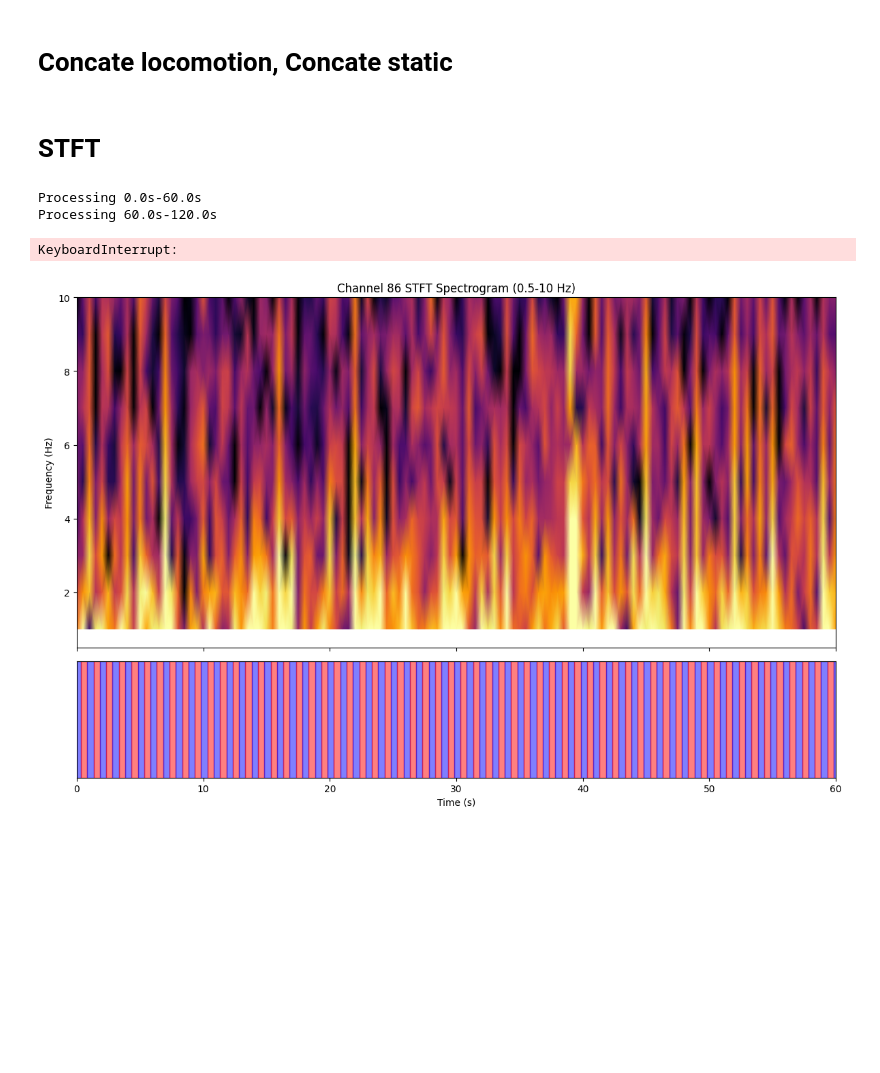
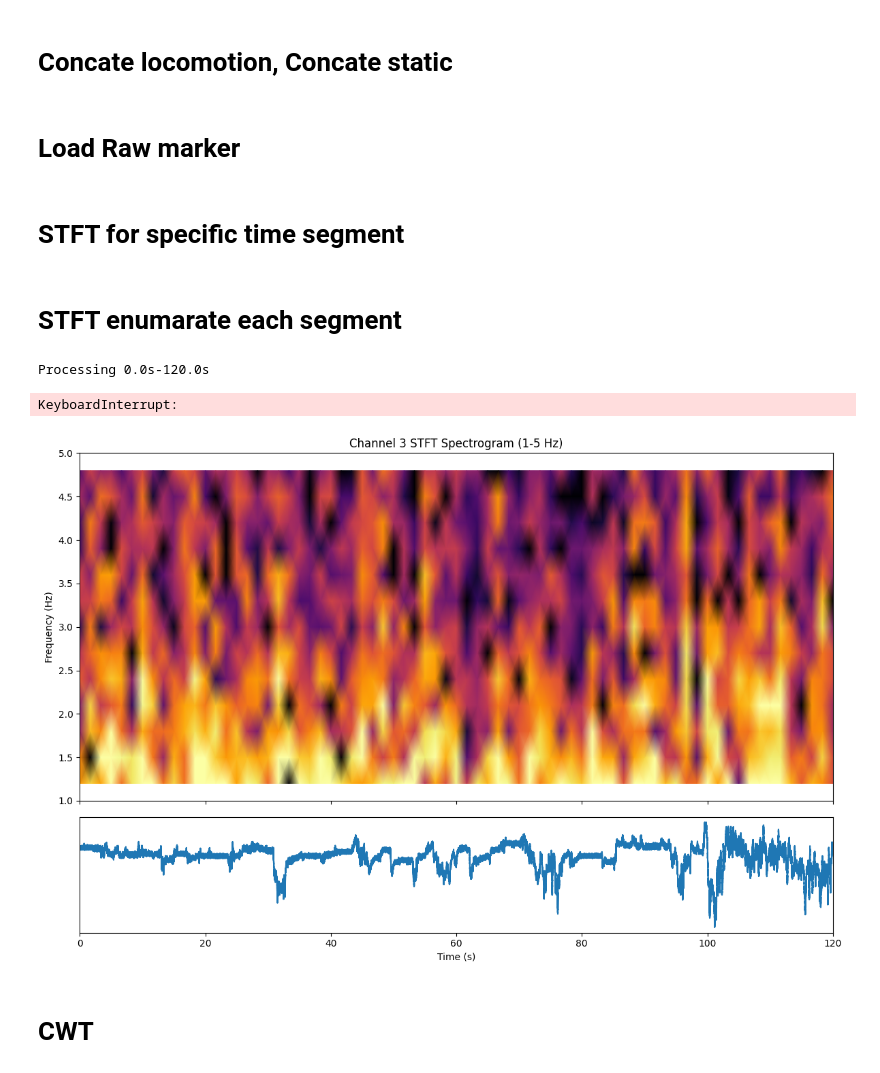
Before and after one commit to logic-uni/ET_data_analysis, a Jupyter notebook: Oscillation/LFP_FFT_NP2.ipynb, the cells around one changed output. Saved outputs shown, nothing was run; the diff lists cells and outputs as text; code cells hidden in the pictures; blank space fills up the shorter version.

```diff
--- a/Oscillation/LFP_FFT_NP2.ipynb
+++ b/Oscillation/LFP_FFT_NP2.ipynb
@@ -97,2 +127,10 @@ plt.show()
 # %% [markdown]
 # Concate locomotion, Concate static
+# %% [markdown]
+# Load Raw marker
+# %%
+path = f'/data1/zhangyuhao/xinchao_data/NP2/{mice}/Marker/'
+raw_marker = np.load(path + 'motion_marker.npy')
+raw_marker = raw_marker[0]
+# %% [markdown]
+# STFT for specific time segment
@@ -99,21 +193,22 @@ plt.show()
 # %% [markdown]
-# STFT
+# STFT enumarate each segment
 # %%
 #参数设置
-trunc_time = 60 # 60s
-fs = 30000  # 采样率
-nperseg = 30000  # 2秒窗口  ‌窗口长度
-noverlap = 15000  # 50%重叠  相邻窗口之间的重叠样本数
-freq_low = 0.5  # 低频截止频率
-freq_high = 10  # 高频截止频率
-main_path = '/home/zhangyuhao/Desktop/Result/ET/LFP_STFT/'
+trunc_time = 120 # unit s
+fs = 30000  # ephys采样率
+marker_fs = 10593.2 # marker采样率
+nperseg = 100000  # 2秒窗口  ‌窗口长度
+noverlap = 50000  # 50%重叠  相邻窗口之间的重叠样本数
+freq_low = 1  # 低频截止频率
+freq_high = 5  # 高频截止频率
+main_path = f'/home/zhangyuhao/Desktop/Result/ET/LFP_STFT/{mice}/'
 
 # Main Program
-trunc_points = trunc_time * fs  # 60s is 1800000 sample points
+trunc_points = trunc_time * fs
 intervals = traces.shape[1] - traces.shape[1] % trunc_points
 for start in range(0, intervals, trunc_points):
     end = start + trunc_points
-    traces_trunc = traces[:, start:end] # 60s is 1800000 sample points
+    traces_trunc = traces[:, start:end]
     start_time = start / fs
     end_time = end / fs
     print(f"Processing {start_time}s-{end_time}s")
@@ -124,58 +219,48 @@ for start in range(0, intervals, trunc_points):
     for channel in range(n_channels):
         signal = traces_trunc[channel]
         # 计算STFT
         freqs, times, Zxx = stft(signal, fs=fs, nperseg=nperseg, noverlap=noverlap)
         Zxx_db = 20 * np.log10(np.abs(Zxx) + 1e-8)
 
         # 频率掩码
         freq_mask = (freqs >= freq_low) & (freqs <= freq_high)
         freqs_sub = freqs[freq_mask]
         Zxx_sub = Zxx_db[freq_mask, :]
 
-        # 创建画布和子图
-        fig, (ax1, ax2) = plt.subplots(2, 1, gridspec_kw={'height_ratios': [3, 1]},
-                                    figsize=(12, 8), sharex=True)
+        # 创建画布和子图 gridspec 控制子图高度比例
+        fig, (ax1, ax2) = plt.subplots(2, 1, gridspec_kw={'height_ratios': [3, 1]}, figsize=(12, 8), sharex=True)
 
         # 绘制频谱图
         im = ax1.pcolormesh(times, freqs_sub, Zxx_sub, shading='gouraud', cmap='inferno',
                             vmin=np.percentile(Zxx_sub, 5), vmax=np.percentile(Zxx_sub, 95))
         #fig.colorbar(im, ax=ax1, pad=0.02, label='Magnitude (dB)')
+        #ax1.set_xticks(np.arange(0,trunc_time+1,20))  # 设置x轴刻度
         ax1.set_ylim(freq_low, freq_high)
         ax1.set_ylabel('Frequency (Hz)')
         ax1.set_title(f'Channel {channel+1} STFT Spectrogram ({freq_low}-{freq_high} Hz)')
-
-        # 处理事件时间区间
-        event_mask = (marker > start_time) & (marker < end_time)
-        event_indices = np.where(event_mask)[0]
-        event_times = marker[event_mask] - start_time  # 转换为相对时间
-
-        if len(event_indices) > 0:
-            # 确定颜色交替顺序
-            first_index = event_indices[0]
-            first_co = 'red' if first_index % 2 == 1 else 'blue'
-            second_co = 'blue' if first_co == 'red' else 'red'
-
-            # 排序事件时间并添加边界
-            sorted_events = np.sort(event_times)
-            boundaries = np.concatenate([[0], sorted_events, [times[-1]]])
-
-            # 绘制交替颜色区间
-            for i in range(len(boundaries) - 1):
-                color = first_co if i % 2 == 0 else second_co
-                ax2.axvspan(boundaries[i], boundaries[i+1], color=color, alpha=0.5)
-
-        # 设置下方子图属性
+        '''
+        # for processed marker data
+        event_times = marker[(marker > start_time) & (marker < end_time)]
+        event_times = event_times - start_time  # 事件时间相对于当前片段的时间
+        ax2.plot(event_times, np.zeros_like(event_times), '|', label='Marker')
+        '''
+        # for raw marker data
+        start_sample = int(start_time * marker_fs)
+        end_sample = int(end_time * marker_fs)
+        time_axis = np.linspace(0, trunc_time, end_sample - start_sample)  # 创建实际时间坐标
+        ax2.plot(time_axis,raw_marker[int(start_time*marker_fs):int(end_time*marker_fs)])  # 没动就是平的，动了才会变化，向上向下分别代表压力传感器的方向
         ax2.set_yticks([])
         ax2.set_xlabel('Time (s)')
 
         # 调整布局并保存
         plt.tight_layout()
         plt.savefig(os.path.join(save_path, f'channel_{channel}_STFT.png'), dpi=150)
         plt.close()
 
 print("全部处理完成！")
 # %% [output]
-Processing 0.0s-60.0s
-Processing 60.0s-120.0s
+Processing 0.0s-120.0s
 KeyboardInterrupt:
-[figure, old version]
+[figure, new version]
+# %% [markdown]
+# CWT
```
Also changed, not shown: parts of 10 cells of this notebook, 1 other file.
